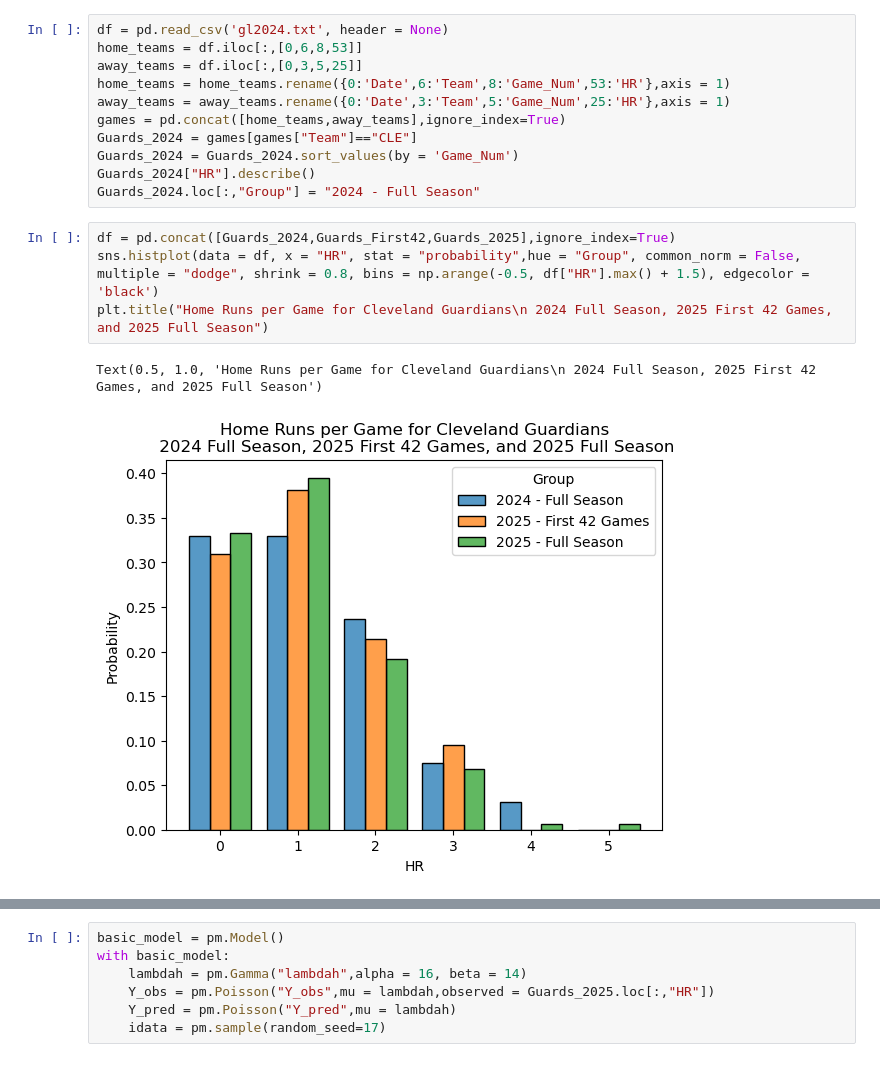
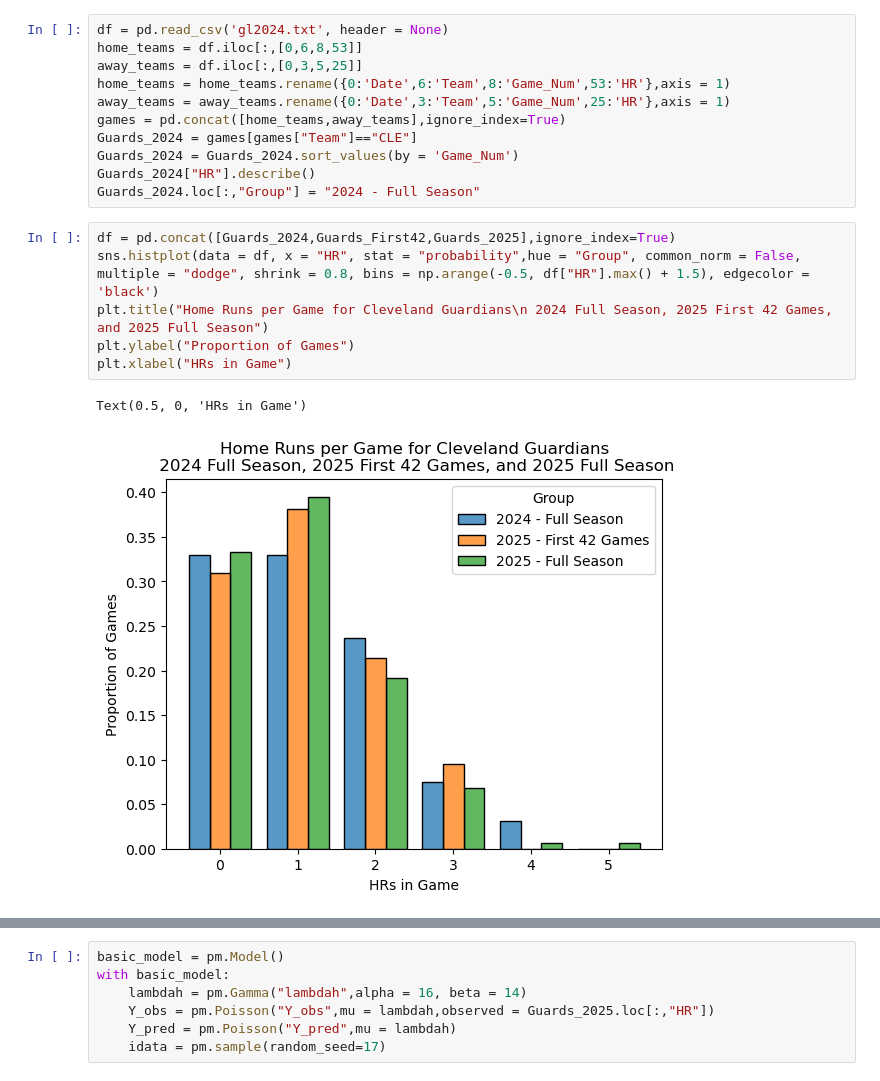
Before and after one commit to mrbond-25/BaseballHRs-Postseason-Eval, a Jupyter notebook: main.ipynb, the cells around one changed output, grey strips where cells are left out. Saved outputs shown, nothing was run; the diff lists cells and outputs as text.

```diff
--- a/main.ipynb
+++ b/main.ipynb
@@ -45,9 +46,11 @@ Guards_2024.loc[:,"Group"] = "2024 - Full Season"
 # %%
 df = pd.concat([Guards_2024,Guards_First42,Guards_2025],ignore_index=True)
 sns.histplot(data = df, x = "HR", stat = "probability",hue = "Group", common_norm = False, multiple = "dodge", shrink = 0.8, bins = np.arange(-0.5, df["HR"].max() + 1.5), edgecolor = 'black')
 plt.title("Home Runs per Game for Cleveland Guardians\n 2024 Full Season, 2025 First 42 Games, and 2025 Full Season")
+plt.ylabel("Proportion of Games")
+plt.xlabel("HRs in Game")
 # %% [output]
-Text(0.5, 1.0, 'Home Runs per Game for Cleveland Guardians\n 2024 Full Season, 2025 First 42 Games, and 2025 Full Season')
+Text(0.5, 0, 'HRs in Game')
-[figure, old version]
+[figure, new version]
 # %%
 summary_stats = df.groupby("Group")["HR"].agg(['mean','std'])
```
Also changed, not shown: parts of 6 cells of this notebook, 1 other file.
